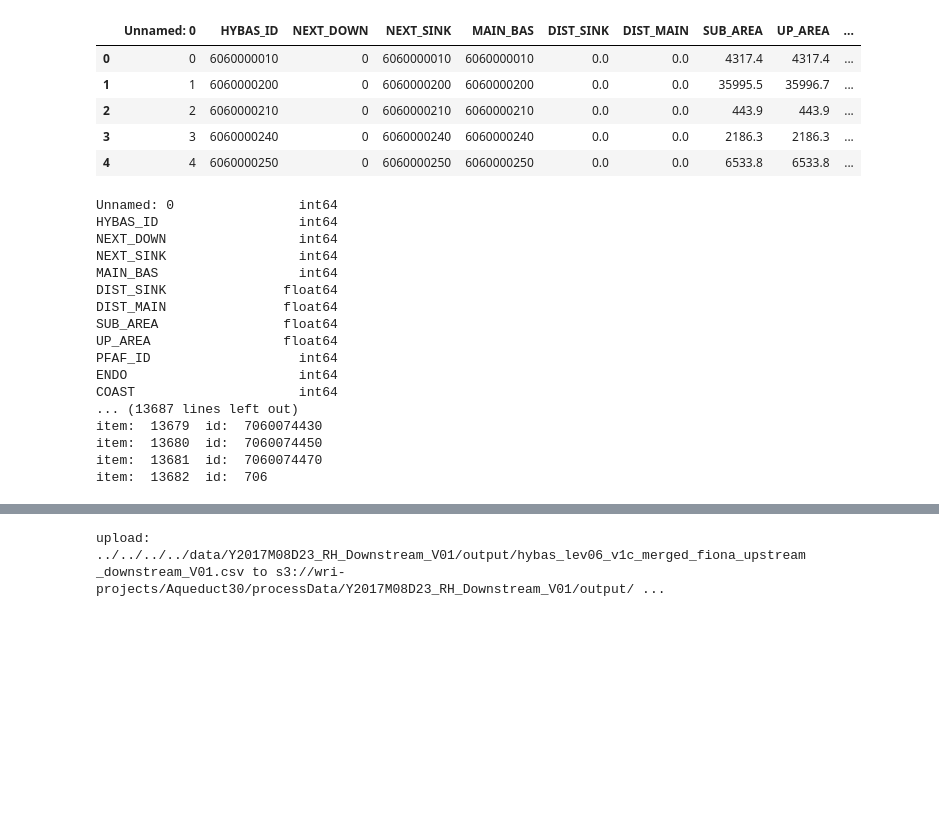
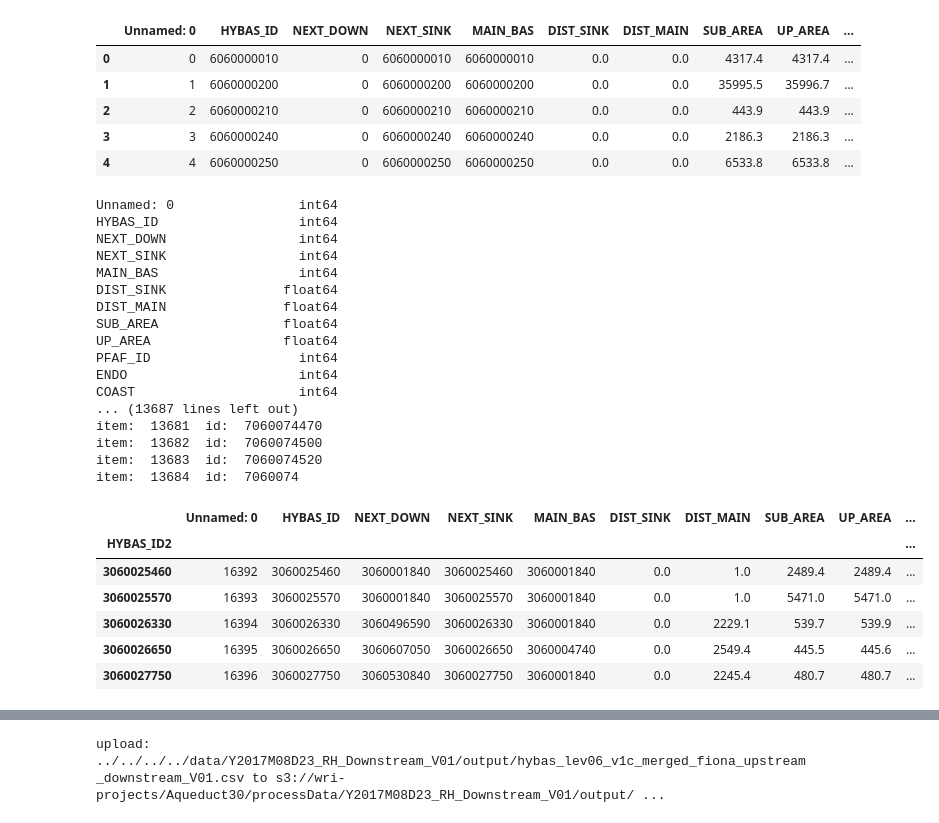
Before and after one commit to wri/Aqueduct30Docker, a Jupyter notebook: notebooks/production/Y2017M08D23_RH_Downstream_V01.ipynb, the cells around one changed output, grey strips where cells are left out. Cells and saved outputs as stored; diff of their text form; code cells hidden in the pictures; blank space fills up the shorter version.

Commit message:
added notebook downstream

```diff
--- a/notebooks/production/Y2017M08D23_RH_Downstream_V01.ipynb
+++ b/notebooks/production/Y2017M08D23_RH_Downstream_V01.ipynb
@@ -28,3 +29,16 @@ download: s3://wri-projects/Aqueduct30/processData/Y2017M08D22_RH_Upstream_V01/o
+# %%
+def stringToList(string):
+    # input format : "[42, 42, 42]" , note the spaces after the commas, in this case I have a list of integers
+    string = string[1:len(string)-1]
+    try:
+        if len(string) != 0:
+            tempList = string.split(", ")
+            newList = list(map(lambda x: int(x), tempList))
+        else:
+            newList = []
+    except:
+        newList = [-9999]
+    return(newList)
 # %%
 inputLocation = os.path.join(EC2_INPUT_PATH,INPUT_FILENAME)
 outputLocation = os.path.join(EC2_OUTPUT_PATH,OUTPUT_FILENAME)
@@ -39,6 +53,9 @@ df.head()
 | 2 | 2 | 6060000210 | 0 | 6060000210 | 6060000210 | 0.0 | 0.0 | 443.9 | 443.9 | ... |
 | 3 | 3 | 6060000240 | 0 | 6060000240 | 6060000240 | 0.0 | 0.0 | 2186.3 | 2186.3 | ... |
 | 4 | 4 | 6060000250 | 0 | 6060000250 | 6060000250 | 0.0 | 0.0 | 6533.8 | 6533.8 | ... |
+# %%
+df["Upstream_HYBAS_IDs"] = df["Upstream_HYBAS_IDs"].apply(lambda x: stringToList(x))
+df["Upstream_PFAF_IDs"] = df["Upstream_PFAF_IDs"].apply(lambda x: stringToList(x))
 # %%
 header = df.dtypes
 
@@ -53,14 +70,12 @@ df_out = df.copy()
 
 df_out['Downstream_HYBAS_IDs'] = "Nodata"
 df_out['Downstream_PFAF_IDs'] = "Nodata"
-df_out['Basin_HYBAS_IDs'] = "Nodata"
-df_out['Basin_PFAF_IDs'] = "Nodata"
 
-print df_out.dtypes
+print(df_out.dtypes)
 
 i = 1
 for id in df.index:
-    print "item: ", i, " id: ",id
+    print("item: ", i, " id: ",id)
     i += 1
     writeID = id
     allDownID = []
@@ -71,6 +86,7 @@ for id in df.index:
 
 
     while id != 0:
+
         series = df.loc[id]
         downId = np.int64(series["NEXT_DOWN"]) # Next down ID
         if downId != 0 :
@@ -80,29 +96,18 @@ for id in df.index:
             allDownPFAF.append(pfafID)
             id = downId
         else:
-            # most downstream basin
-            if (len(series["Upstream_HYBAS_IDs"]) == 2 ):
-                allBasinIDs =  "[" + str(sinkHybasID)+ "]" #super ugly but it works
-                allBasinPFAFs ="[" + str(sinkPfafID) + "]"
-            else:
-                allBasinIDs = series["Upstream_HYBAS_IDs"][:-1] + ", " + str(sinkHybasID) + "]"  # super ugly but it works
-                allBasinPFAFs = series["Upstream_PFAF_IDs"][:-1] + ", " + str(sinkPfafID) + "]"
             id = 0
             pass
 
-
-
     df_out.set_value(writeID, 'Downstream_HYBAS_IDs', allDownID)
     df_out.set_value(writeID, 'Downstream_PFAF_IDs',allDownPFAF)
-    df_out.set_value(writeID, 'Basin_HYBAS_IDs', allBasinIDs)
-    df_out.set_value(writeID, 'Basin_PFAF_IDs',allBasinPFAFs)
 
     df_out.set_value(writeID, 'NEXT_SINK_PFAF', sinkPfafID )
 
 
 df_out.to_csv(outputLocation)
 
-print "done"
+print("done")
 # %% [output]
 Unnamed: 0                int64
 HYBAS_ID                  int64
@@ -117,7 +122,17 @@ PFAF_ID                   int64
 ENDO                      int64
 COAST                     int64
 ... (13687 lines left out)
-item:  13679  id:  7060074430
-item:  13680  id:  7060074450
 item:  13681  id:  7060074470
-item:  13682  id:  706
+item:  13682  id:  7060074500
+item:  13683  id:  7060074520
+item:  13684  id:  7060074
+# %%
+df_out.tail()
+# %% [output]
+|  | Unnamed: 0 | HYBAS_ID | NEXT_DOWN | NEXT_SINK | MAIN_BAS | DIST_SINK | DIST_MAIN | SUB_AREA | UP_AREA | ... |
+| HYBAS_ID2 |  |  |  |  |  |  |  |  |  | ... |
+| 3060025460 | 16392 | 3060025460 | 3060001840 | 3060025460 | 3060001840 | 0.0 | 1.0 | 2489.4 | 2489.4 | ... |
+| 3060025570 | 16393 | 3060025570 | 3060001840 | 3060025570 | 3060001840 | 0.0 | 1.0 | 5471.0 | 5471.0 | ... |
+| 3060026330 | 16394 | 3060026330 | 3060496590 | 3060026330 | 3060001840 | 0.0 | 2229.1 | 539.7 | 539.9 | ... |
+| 3060026650 | 16395 | 3060026650 | 3060607050 | 3060026650 | 3060004740 | 0.0 | 2549.4 | 445.5 | 445.6 | ... |
+| 3060027750 | 16396 | 3060027750 | 3060530840 | 3060027750 | 3060001840 | 0.0 | 2245.4 | 480.7 | 480.7 | ... |
```
Also changed, not shown: parts of 11 cells of this notebook, 7 other files.
